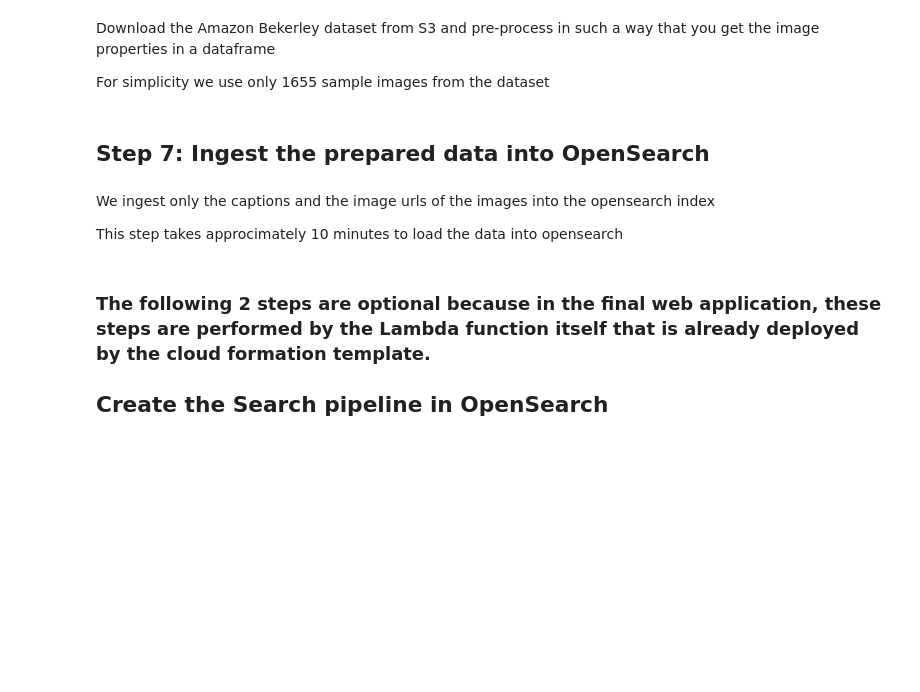
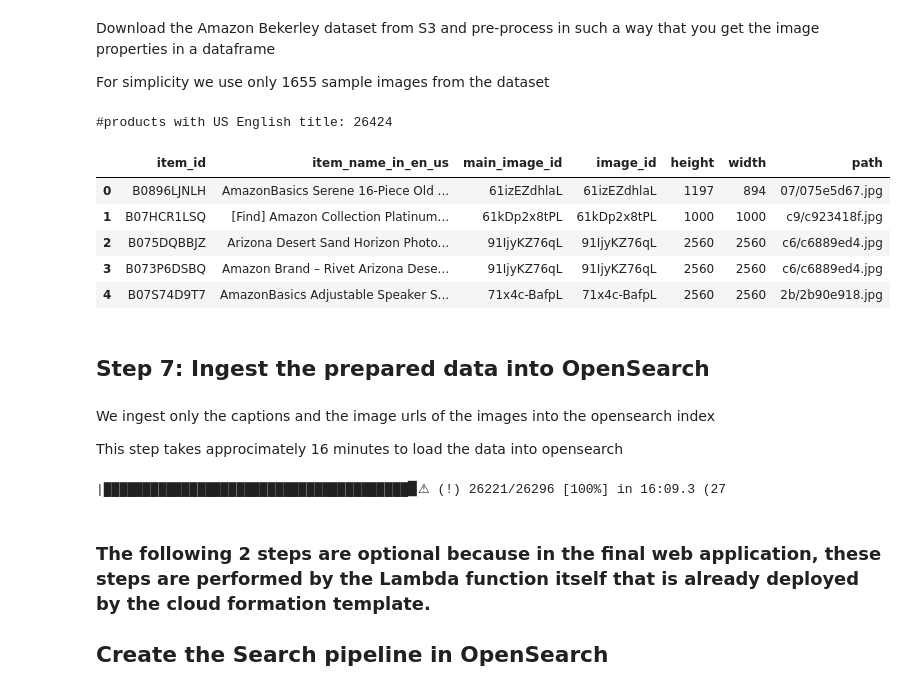
Before and after one commit to aws-samples/AI-search-with-amazon-opensearch-service, a Jupyter notebook: opensearch-hybridsearch/HybridSearch.ipynb, the cells around one changed output. Drawn from its saved outputs; the diff is of its cells as text; code cells hidden in the pictures; blank space fills up the shorter version.

```diff
--- a/opensearch-hybridsearch/HybridSearch.ipynb
+++ b/opensearch-hybridsearch/HybridSearch.ipynb
@@ -247,24 +292,45 @@ Download the Amazon Bekerley dataset from S3 and pre-process in such a way that
 
 For simplicity we use only 1655 sample images from the dataset
 # %%
+import pandas as pd
+import string
+#meta = pd.read_json("s3://amazon-berkeley-objects/listings/metadata/listings_0.json.gz", lines=True)
 
-import pandas as pd
-meta = pd.read_json("s3://amazon-berkeley-objects/listings/metadata/listings_0.json.gz", lines=True)
+appended_data = []
+
+for character in string.digits[0:]+string.ascii_lowercase:
+    if(character == 'g'):
+        break
+    meta = pd.read_json("s3://amazon-berkeley-objects/listings/metadata/listings_"+character+".json.gz", lines=True)
+    appended_data.append(meta)
+
+appended_data_frame = pd.concat(appended_data)
+
+appended_data_frame.shape
+meta = appended_data_frame
 def func_(x):
     us_texts = [item["value"] for item in x if item["language_tag"] == "en_US"]
     return us_texts[0] if us_texts else None
 
 meta = meta.assign(item_name_in_en_us=meta.item_name.apply(func_))
 meta = meta[~meta.item_name_in_en_us.isna()][["item_id", "item_name_in_en_us", "main_image_id"]]
 print(f"#products with US English title: {len(meta)}")
 meta.head()
 
 image_meta = pd.read_csv("s3://amazon-berkeley-objects/images/metadata/images.csv.gz")
 dataset = meta.merge(image_meta, left_on="main_image_id", right_on="image_id")
 dataset.head()
+# %% [output]
+#products with US English title: 26424
+|  | item_id | item_name_in_en_us | main_image_id | image_id | height | width | path |
+| 0 | B0896LJNLH | AmazonBasics Serene 16-Piece Old ... | 61izEZdhlaL | 61izEZdhlaL | 1197 | 894 | 07/075e5d67.jpg |
+| 1 | B07HCR1LSQ | [Find] Amazon Collection Platinum... | 61kDp2x8tPL | 61kDp2x8tPL | 1000 | 1000 | c9/c923418f.jpg |
+| 2 | B075DQBBJZ | Arizona Desert Sand Horizon Photo... | 91IjyKZ76qL | 91IjyKZ76qL | 2560 | 2560 | c6/c6889ed4.jpg |
+| 3 | B073P6DSBQ | Amazon Brand – Rivet Arizona Dese... | 91IjyKZ76qL | 91IjyKZ76qL | 2560 | 2560 | c6/c6889ed4.jpg |
+| 4 | B07S74D9T7 | AmazonBasics Adjustable Speaker S... | 71x4c-BafpL | 71x4c-BafpL | 2560 | 2560 | 2b/2b90e918.jpg |
 # %% [markdown]
 ## Step 7: Ingest the prepared data into OpenSearch
 # %% [markdown]
 We ingest only the captions and the image urls of the images into the opensearch index
 
-This step takes approcimately 10 minutes to load the data into opensearch
+This step takes approcimately 16 minutes to load the data into opensearch
@@ -283,3 +337,56 @@ for index, row in dataset.iterrows():
+# %%
+from opensearchpy import OpenSearch, RequestsHttpConnection, AWSV4SignerAuth
+from time import sleep
+from tqdm import tqdm
+from alive_progress import alive_bar
+port = 443
+
+
+host = 'https://'+OpenSearchDomainEndpoint+'/'
+service = 'es'
+credentials = boto3.Session().get_credentials()
+awsauth = AWS4Auth(credentials.access_key, credentials.secret_key, region, service, session_token=credentials.token)
+headers = { "Content-Type": "application/json"}
+client = OpenSearch(
+    hosts = [{'host': OpenSearchDomainEndpoint, 'port': 443}],
+    http_auth = awsauth,
+    use_ssl = True,
+    #verify_certs = True,
+    connection_class = RequestsHttpConnection
+)
+
+cnt = 0
+batch = 0
+action = json.dumps({ "index": { "_index": "nlp-image-search-index" } })
+body_ = ''
+
+
+with alive_bar(len(dataset), force_tty = True) as bar:
+    for index, row in (dataset.iterrows()):
+        if(row['path'] == '87/874f86c4.jpg'):
+            continue
+
+        payload = {}
+        payload['image_s3_url'] = "https://amazon-berkeley-objects.s3.amazonaws.com/images/small/"+row['path']
+        payload['caption'] = row['item_name_in_en_us']
+        body_ = body_ + action + "\n" + json.dumps(payload) + "\n"
+        cnt = cnt+1
+
+
+        if(cnt == 100):
+
+            response = client.bulk(
+                                index = 'nlp-image-search-index',
+                                 body = body_)
+            #r = requests.post(url, auth=awsauth, json=body_+"\n", headers=headers)
+            cnt = 0
+            batch = batch +1
+            body_ = ''
+
+        bar()
+print("Total Bulk batches completed: "+batch)
+# %% [output]
+|███████████████████████████████████████▉⚠︎ (!) 26221/26296 [100%] in 16:09.3 (27
 # %% [markdown]
 ### The following 2 steps are optional because in the final web application, these steps are performed by the Lambda function itself that is already deployed by the cloud formation template.
 ## Create the Search pipeline in OpenSearch
```
Also changed, not shown: parts of 11 cells of this notebook, 2 other files.
